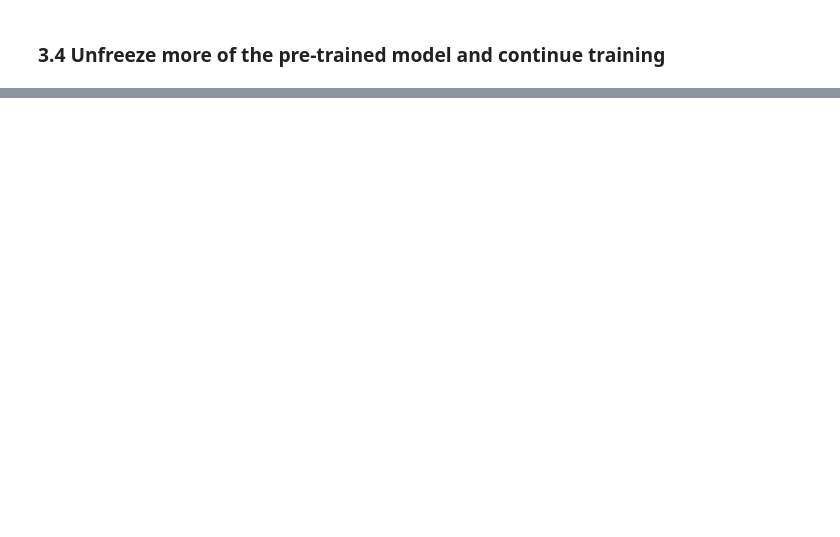
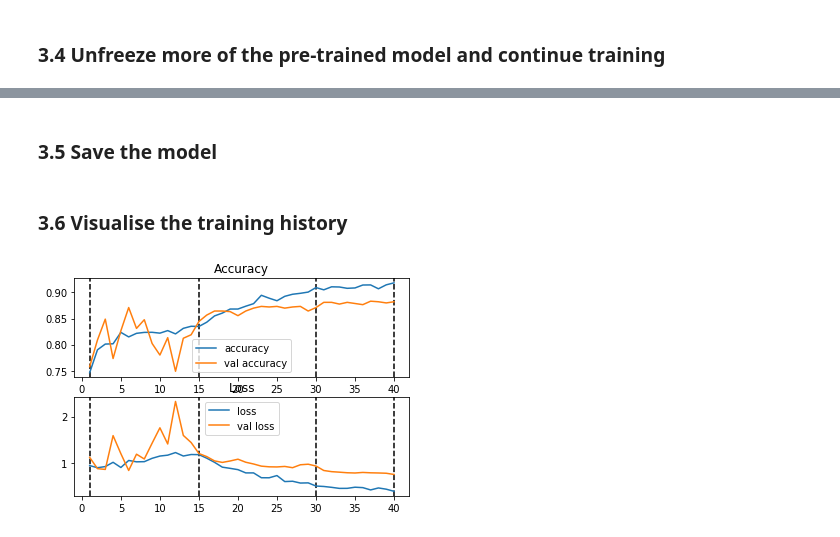
Before and after one commit to MarrickLip/comp309-capstone, a Jupyter notebook: Capstone Project.ipynb, the cells around one changed output, grey strips where cells are left out. Saved outputs shown, nothing was run; the diff lists cells and outputs as text; code cells hidden in the pictures; blank space fills up the shorter version.

Commit message:
trained a really good model :D

```diff
--- a/Capstone Project.ipynb
+++ b/Capstone Project.ipynb
@@ -325,8 +400,8 @@ model.compile(
 r = model.fit_generator(
     train_data_gen,
     validation_data=test_data_gen,
-    initial_epoch=15,
-    epochs=30,
+    initial_epoch=30,
+    epochs=40,
 )
 
 train_histories.append(r.history)
@@ -332,0 +429,2 @@ train_histories.append(r.history)
+# %% [markdown]
+### 3.5 Save the model
@@ -332,0 +436,38 @@ train_histories.append(r.history)
+# %% [markdown]
+### 3.6 Visualise the training history
+# %%
+ANY_SERIES = list(train_histories[0].keys())[0] # arbitrary key
+
+fig, (ax_accuracy, ax_loss) = plt.subplots(2, 1)
+
+n_epochs = sum(len(history[ANY_SERIES]) for history in train_histories)
+epochs = np.arange(1, n_epochs + 1)
+
+series = defaultdict(list)
+phase_boundaries = [1]
+for history in train_histories:
+    for series_name, values in history.items():
+        series[series_name] += values
+    phase_boundaries += [len(series[ANY_SERIES])]
+
+for phase_boundary in phase_boundaries:
+    for ax in [ax_accuracy, ax_loss]:
+        ax.axvline(
+            phase_boundary,
+            color='black',
+            linestyle='--'
+        )
+
+ax_accuracy.set_title('Accuracy')
+ax_accuracy.plot(epochs, series['accuracy'], label='accuracy')
+ax_accuracy.plot(epochs, series['val_accuracy'], label='val accuracy')
+ax_accuracy.legend()
+
+ax_loss.set_title('Loss')
+ax_loss.plot(epochs, series['loss'], label='loss')
+ax_loss.plot(epochs, series['val_loss'], label='val loss')
+ax_loss.legend()
+
+plt.savefig(f'models/{model_id}.png', dpi=300)
+# %% [output]
+[figure, added]
```
Also changed, not shown: parts of 18 cells of this notebook, 2 other files.
